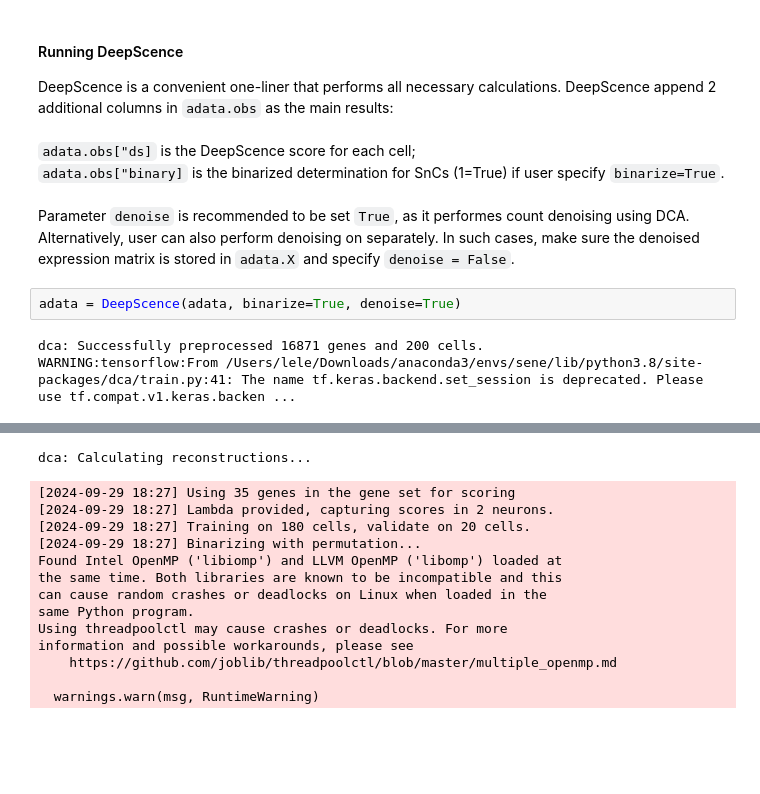
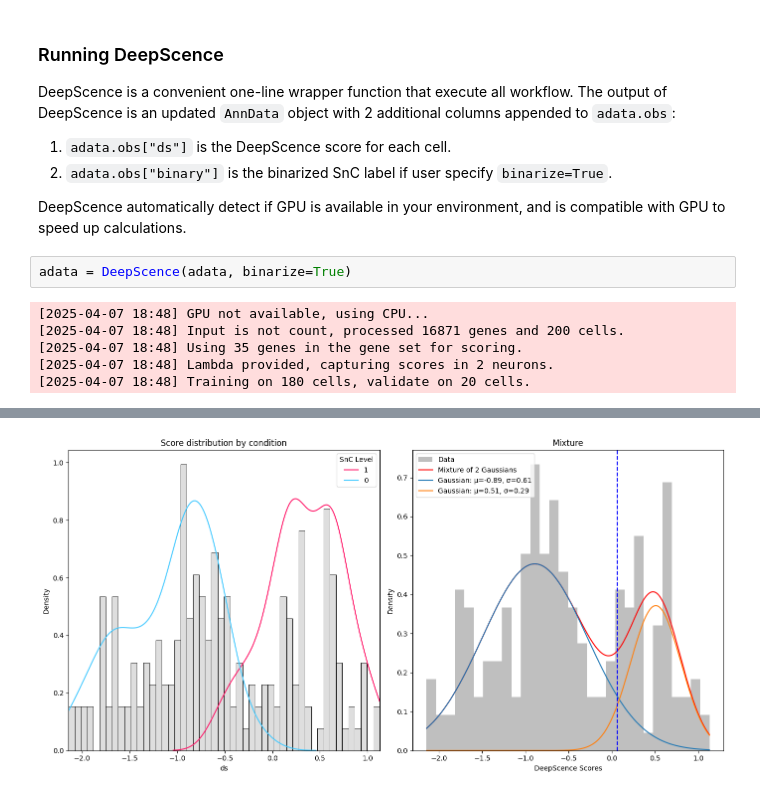
Before and after one commit to anthony-qu/DeepScence, a Jupyter notebook: DeepScence/tutorial/demo.ipynb, the cells around one changed output, grey strips where cells are left out. Saved outputs shown, nothing was run; the diff lists cells and outputs as text; blank space fills up the shorter version.

```diff
--- a/DeepScence/tutorial/demo.ipynb
+++ b/DeepScence/tutorial/demo.ipynb
@@ -20,15 +42,15 @@ adata.X = adata.X.astype(np.float32)
 # %% [markdown]
-#### Running DeepScence
+### Running DeepScence
+DeepScence is a convenient one-line wrapper function that execute all workflow. The output of DeepScence is an updated `AnnData` object with 2 additional columns appended to `adata.obs`:
+1. `adata.obs["ds"]` is the DeepScence score for each cell.
+2. `adata.obs["binary"]` is the binarized SnC label if user specify `binarize=True`.
 
-DeepScence is a convenient one-liner that performs all necessary calculations. DeepScence append 2 additional columns in `adata.obs` as the main results:\
-    <br>
-    `adata.obs["ds]` is the DeepScence score for each cell;\
-    `adata.obs["binary]` is the binarized determination for SnCs (1=True) if user specify `binarize=True`.\
-    <br>
-Parameter `denoise` is recommended to be set `True`, as it performes count denoising using DCA. Alternatively, user can also perform
-denoising on separately. In such cases, make sure the denoised expression matrix is stored in `adata.X` and specify `denoise = False`.
+DeepScence automatically detect if GPU is available in your environment, and is compatible with GPU to speed up calculations.
 # %%
-adata = DeepScence(adata, binarize=True, denoise=True)
+adata = DeepScence(adata, binarize=True)
 # %% [output]
-dca: Successfully preprocessed 16871 genes and 200 cells.
-WARNING:tensorflow:From /Users/lele/Downloads/anaconda3/envs/sene/lib/python3.8/site-packages/dca/train.py:41: The name tf.keras.backend.set_session is deprecated. Please use tf.compat.v1.keras.backen ...
+[2025-04-07 18:48] GPU not available, using CPU...
+[2025-04-07 18:48] Input is not count, processed 16871 genes and 200 cells.
+[2025-04-07 18:48] Using 35 genes in the gene set for scoring.
+[2025-04-07 18:48] Lambda provided, capturing scores in 2 neurons.
+[2025-04-07 18:48] Training on 180 cells, validate on 20 cells.
@@ -42,15 +57,2 @@ To enable them in other operations, rebuild TensorFlow with the appropriate comp
-dca: Calculating reconstructions...
-[2024-09-29 18:27] Using 35 genes in the gene set for scoring
-[2024-09-29 18:27] Lambda provided, capturing scores in 2 neurons.
-[2024-09-29 18:27] Training on 180 cells, validate on 20 cells.
-[2024-09-29 18:27] Binarizing with permutation...
-Found Intel OpenMP ('libiomp') and LLVM OpenMP ('libomp') loaded at
-the same time. Both libraries are known to be incompatible and this
-can cause random crashes or deadlocks on Linux when loaded in the
-same Python program.
-Using threadpoolctl may cause crashes or deadlocks. For more
-information and possible workarounds, please see
-    https://github.com/joblib/threadpoolctl/blob/master/multiple_openmp.md
-
-  warnings.warn(msg, RuntimeWarning)
+[figure, added]
 # %% [markdown]
```
Also changed, not shown: parts of 9 cells of this notebook, 2 other files.
